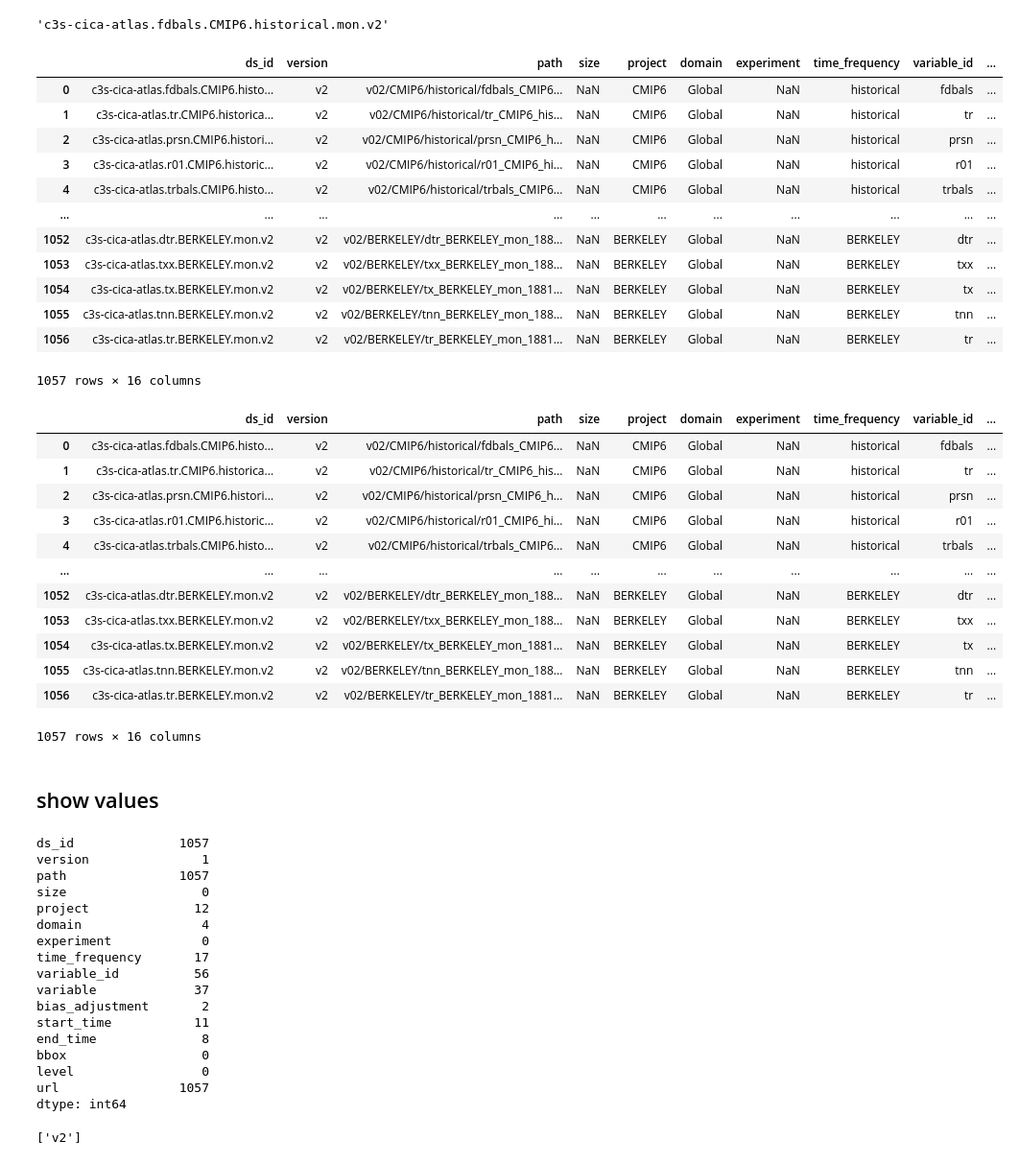
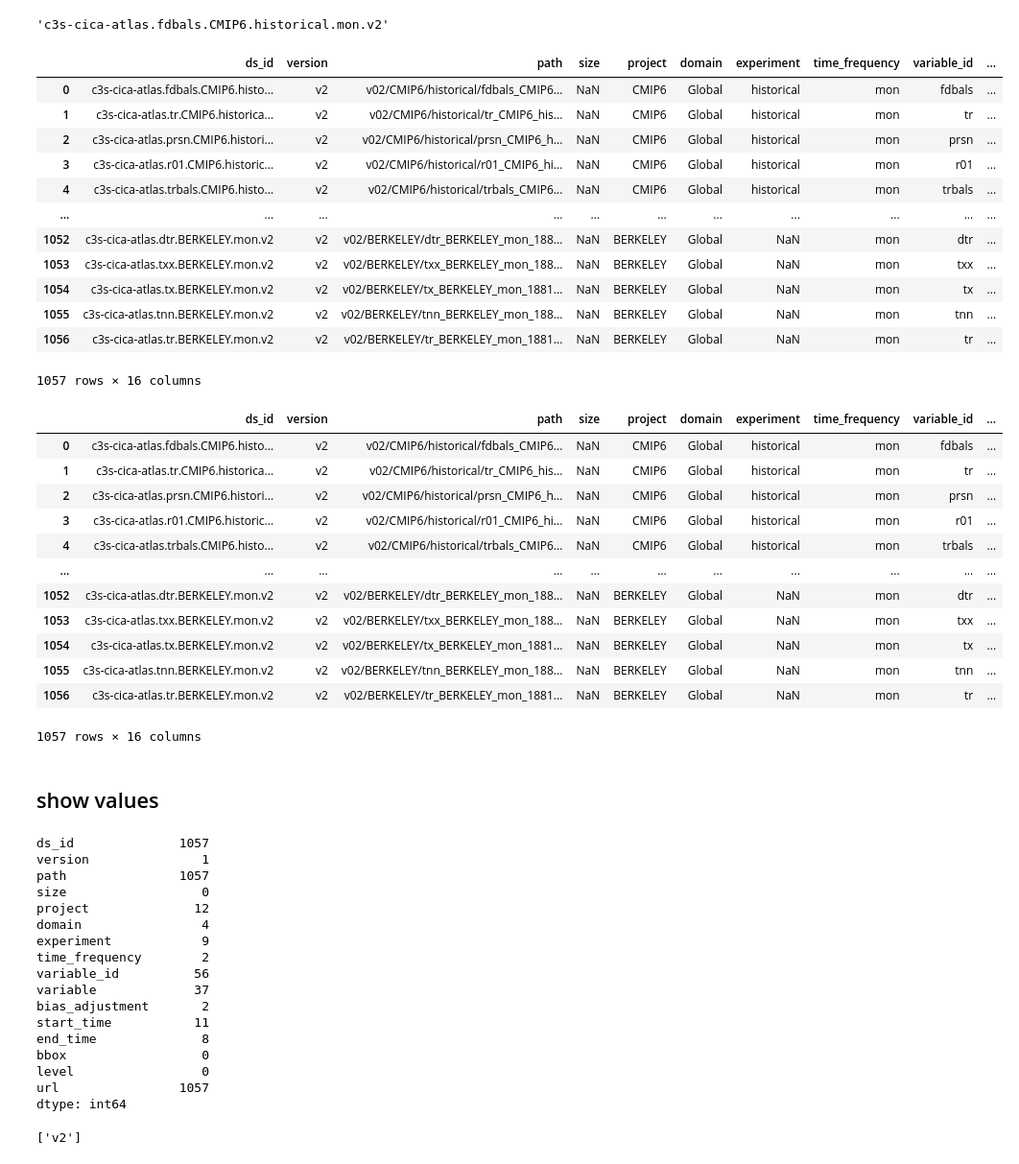
Before and after one commit to cp4cds/c3s_34g_manifests, a Jupyter notebook: notebooks/atlas_v2_build_intake_catalog.ipynb, the cells around one changed output. Shown at 96% size. Drawn from its saved outputs; the diff is of its cells as text; code cells hidden in the pictures.

Commit message:
fixed atlas v2 catalog

```diff
--- a/notebooks/atlas_v2_build_intake_catalog.ipynb
+++ b/notebooks/atlas_v2_build_intake_catalog.ipynb
@@ -109,8 +109,8 @@ def get_domain(ds_id):
 
 def get_experiment(ds_id):
     parts = ds_id.split('.')
-    # print(parts)
-    if len(parts) == 7:
+    # print(parts, len(parts))
+    if len(parts) == 6:
         exp = parts[3]
     else:
         exp = np.nan
@@ -146,26 +146,26 @@ def get_version(ds_id):
 # %%
 df_new['version'] = df_new['ds_id'].apply(get_version)
 df_new['project'] = df_new["ds_id"].apply(get_project)
 df_new['domain'] = df_new["ds_id"].apply(get_domain)
 df_new['experiment'] = df_new["ds_id"].apply(get_experiment)
-df_new['time_frequency'] = df_new["ds_id"].apply(lambda x: x.split('.')[-3])
+df_new['time_frequency'] = df_new["ds_id"].apply(lambda x: x.split('.')[-2])
 df_new['variable_id'] = df_new["ds_id"].apply(lambda x: x.split('.')[1])
 df_new['start_time'] = df_new["path"].apply(get_start_time)
 df_new['end_time'] = df_new["path"].apply(get_end_time)
 df_new
 # %% [output]
 |  | ds_id | version | path | size | project | domain | experiment | time_frequency | variable_id | ... |
-| 0 | c3s-cica-atlas.fdbals.CMIP6.histo... | v2 | v02/CMIP6/historical/fdbals_CMIP6... | NaN | CMIP6 | Global | NaN | historical | fdbals | ... |
-| 1 | c3s-cica-atlas.tr.CMIP6.historica... | v2 | v02/CMIP6/historical/tr_CMIP6_his... | NaN | CMIP6 | Global | NaN | historical | tr | ... |
-| 2 | c3s-cica-atlas.prsn.CMIP6.histori... | v2 | v02/CMIP6/historical/prsn_CMIP6_h... | NaN | CMIP6 | Global | NaN | historical | prsn | ... |
-| 3 | c3s-cica-atlas.r01.CMIP6.historic... | v2 | v02/CMIP6/historical/r01_CMIP6_hi... | NaN | CMIP6 | Global | NaN | historical | r01 | ... |
-| 4 | c3s-cica-atlas.trbals.CMIP6.histo... | v2 | v02/CMIP6/historical/trbals_CMIP6... | NaN | CMIP6 | Global | NaN | historical | trbals | ... |
+| 0 | c3s-cica-atlas.fdbals.CMIP6.histo... | v2 | v02/CMIP6/historical/fdbals_CMIP6... | NaN | CMIP6 | Global | historical | mon | fdbals | ... |
+| 1 | c3s-cica-atlas.tr.CMIP6.historica... | v2 | v02/CMIP6/historical/tr_CMIP6_his... | NaN | CMIP6 | Global | historical | mon | tr | ... |
+| 2 | c3s-cica-atlas.prsn.CMIP6.histori... | v2 | v02/CMIP6/historical/prsn_CMIP6_h... | NaN | CMIP6 | Global | historical | mon | prsn | ... |
+| 3 | c3s-cica-atlas.r01.CMIP6.historic... | v2 | v02/CMIP6/historical/r01_CMIP6_hi... | NaN | CMIP6 | Global | historical | mon | r01 | ... |
+| 4 | c3s-cica-atlas.trbals.CMIP6.histo... | v2 | v02/CMIP6/historical/trbals_CMIP6... | NaN | CMIP6 | Global | historical | mon | trbals | ... |
 | ... | ... | ... | ... | ... | ... | ... | ... | ... | ... | ... |
-| 1052 | c3s-cica-atlas.dtr.BERKELEY.mon.v2 | v2 | v02/BERKELEY/dtr_BERKELEY_mon_188... | NaN | BERKELEY | Global | NaN | BERKELEY | dtr | ... |
-| 1053 | c3s-cica-atlas.txx.BERKELEY.mon.v2 | v2 | v02/BERKELEY/txx_BERKELEY_mon_188... | NaN | BERKELEY | Global | NaN | BERKELEY | txx | ... |
-| 1054 | c3s-cica-atlas.tx.BERKELEY.mon.v2 | v2 | v02/BERKELEY/tx_BERKELEY_mon_1881... | NaN | BERKELEY | Global | NaN | BERKELEY | tx | ... |
-| 1055 | c3s-cica-atlas.tnn.BERKELEY.mon.v2 | v2 | v02/BERKELEY/tnn_BERKELEY_mon_188... | NaN | BERKELEY | Global | NaN | BERKELEY | tnn | ... |
-| 1056 | c3s-cica-atlas.tr.BERKELEY.mon.v2 | v2 | v02/BERKELEY/tr_BERKELEY_mon_1881... | NaN | BERKELEY | Global | NaN | BERKELEY | tr | ... |
+| 1052 | c3s-cica-atlas.dtr.BERKELEY.mon.v2 | v2 | v02/BERKELEY/dtr_BERKELEY_mon_188... | NaN | BERKELEY | Global | NaN | mon | dtr | ... |
+| 1053 | c3s-cica-atlas.txx.BERKELEY.mon.v2 | v2 | v02/BERKELEY/txx_BERKELEY_mon_188... | NaN | BERKELEY | Global | NaN | mon | txx | ... |
+| 1054 | c3s-cica-atlas.tx.BERKELEY.mon.v2 | v2 | v02/BERKELEY/tx_BERKELEY_mon_1881... | NaN | BERKELEY | Global | NaN | mon | tx | ... |
+| 1055 | c3s-cica-atlas.tnn.BERKELEY.mon.v2 | v2 | v02/BERKELEY/tnn_BERKELEY_mon_188... | NaN | BERKELEY | Global | NaN | mon | tnn | ... |
+| 1056 | c3s-cica-atlas.tr.BERKELEY.mon.v2 | v2 | v02/BERKELEY/tr_BERKELEY_mon_1881... | NaN | BERKELEY | Global | NaN | mon | tr | ... |
 1057 rows × 16 columns
 # %%
 # Function to split variable_id name into variable and bias_adjusment
@@ -182,17 +182,17 @@ df_new[['variable', 'bias_adjustment']] = df_new['variable_id'].apply(lambda x:
 df_new
 # %% [output]
 |  | ds_id | version | path | size | project | domain | experiment | time_frequency | variable_id | ... |
-| 0 | c3s-cica-atlas.fdbals.CMIP6.histo... | v2 | v02/CMIP6/historical/fdbals_CMIP6... | NaN | CMIP6 | Global | NaN | historical | fdbals | ... |
-| 1 | c3s-cica-atlas.tr.CMIP6.historica... | v2 | v02/CMIP6/historical/tr_CMIP6_his... | NaN | CMIP6 | Global | NaN | historical | tr | ... |
-| 2 | c3s-cica-atlas.prsn.CMIP6.histori... | v2 | v02/CMIP6/historical/prsn_CMIP6_h... | NaN | CMIP6 | Global | NaN | historical | prsn | ... |
-| 3 | c3s-cica-atlas.r01.CMIP6.historic... | v2 | v02/CMIP6/historical/r01_CMIP6_hi... | NaN | CMIP6 | Global | NaN | historical | r01 | ... |
-| 4 | c3s-cica-atlas.trbals.CMIP6.histo... | v2 | v02/CMIP6/historical/trbals_CMIP6... | NaN | CMIP6 | Global | NaN | historical | trbals | ... |
+| 0 | c3s-cica-atlas.fdbals.CMIP6.histo... | v2 | v02/CMIP6/historical/fdbals_CMIP6... | NaN | CMIP6 | Global | historical | mon | fdbals | ... |
+| 1 | c3s-cica-atlas.tr.CMIP6.historica... | v2 | v02/CMIP6/historical/tr_CMIP6_his... | NaN | CMIP6 | Global | historical | mon | tr | ... |
+| 2 | c3s-cica-atlas.prsn.CMIP6.histori... | v2 | v02/CMIP6/historical/prsn_CMIP6_h... | NaN | CMIP6 | Global | historical | mon | prsn | ... |
+| 3 | c3s-cica-atlas.r01.CMIP6.historic... | v2 | v02/CMIP6/historical/r01_CMIP6_hi... | NaN | CMIP6 | Global | historical | mon | r01 | ... |
+| 4 | c3s-cica-atlas.trbals.CMIP6.histo... | v2 | v02/CMIP6/historical/trbals_CMIP6... | NaN | CMIP6 | Global | historical | mon | trbals | ... |
 | ... | ... | ... | ... | ... | ... | ... | ... | ... | ... | ... |
-| 1052 | c3s-cica-atlas.dtr.BERKELEY.mon.v2 | v2 | v02/BERKELEY/dtr_BERKELEY_mon_188... | NaN | BERKELEY | Global | NaN | BERKELEY | dtr | ... |
-| 1053 | c3s-cica-atlas.txx.BERKELEY.mon.v2 | v2 | v02/BERKELEY/txx_BERKELEY_mon_188... | NaN | BERKELEY | Global | NaN | BERKELEY | txx | ... |
-| 1054 | c3s-cica-atlas.tx.BERKELEY.mon.v2 | v2 | v02/BERKELEY/tx_BERKELEY_mon_1881... | NaN | BERKELEY | Global | NaN | BERKELEY | tx | ... |
-| 1055 | c3s-cica-atlas.tnn.BERKELEY.mon.v2 | v2 | v02/BERKELEY/tnn_BERKELEY_mon_188... | NaN | BERKELEY | Global | NaN | BERKELEY | tnn | ... |
-| 1056 | c3s-cica-atlas.tr.BERKELEY.mon.v2 | v2 | v02/BERKELEY/tr_BERKELEY_mon_1881... | NaN | BERKELEY | Global | NaN | BERKELEY | tr | ... |
+| 1052 | c3s-cica-atlas.dtr.BERKELEY.mon.v2 | v2 | v02/BERKELEY/dtr_BERKELEY_mon_188... | NaN | BERKELEY | Global | NaN | mon | dtr | ... |
+| 1053 | c3s-cica-atlas.txx.BERKELEY.mon.v2 | v2 | v02/BERKELEY/txx_BERKELEY_mon_188... | NaN | BERKELEY | Global | NaN | mon | txx | ... |
+| 1054 | c3s-cica-atlas.tx.BERKELEY.mon.v2 | v2 | v02/BERKELEY/tx_BERKELEY_mon_1881... | NaN | BERKELEY | Global | NaN | mon | tx | ... |
+| 1055 | c3s-cica-atlas.tnn.BERKELEY.mon.v2 | v2 | v02/BERKELEY/tnn_BERKELEY_mon_188... | NaN | BERKELEY | Global | NaN | mon | tnn | ... |
+| 1056 | c3s-cica-atlas.tr.BERKELEY.mon.v2 | v2 | v02/BERKELEY/tr_BERKELEY_mon_1881... | NaN | BERKELEY | Global | NaN | mon | tr | ... |
 1057 rows × 16 columns
 # %% [markdown]
 ## show values
@@ -205,8 +205,8 @@ path               1057
 size                  0
 project              12
 domain                4
-experiment            0
-time_frequency       17
+experiment            9
+time_frequency        2
 variable_id          56
 variable             37
 bias_adjustment       2
```
Also changed, not shown: parts of 2 cells of this notebook, 1 other file.
